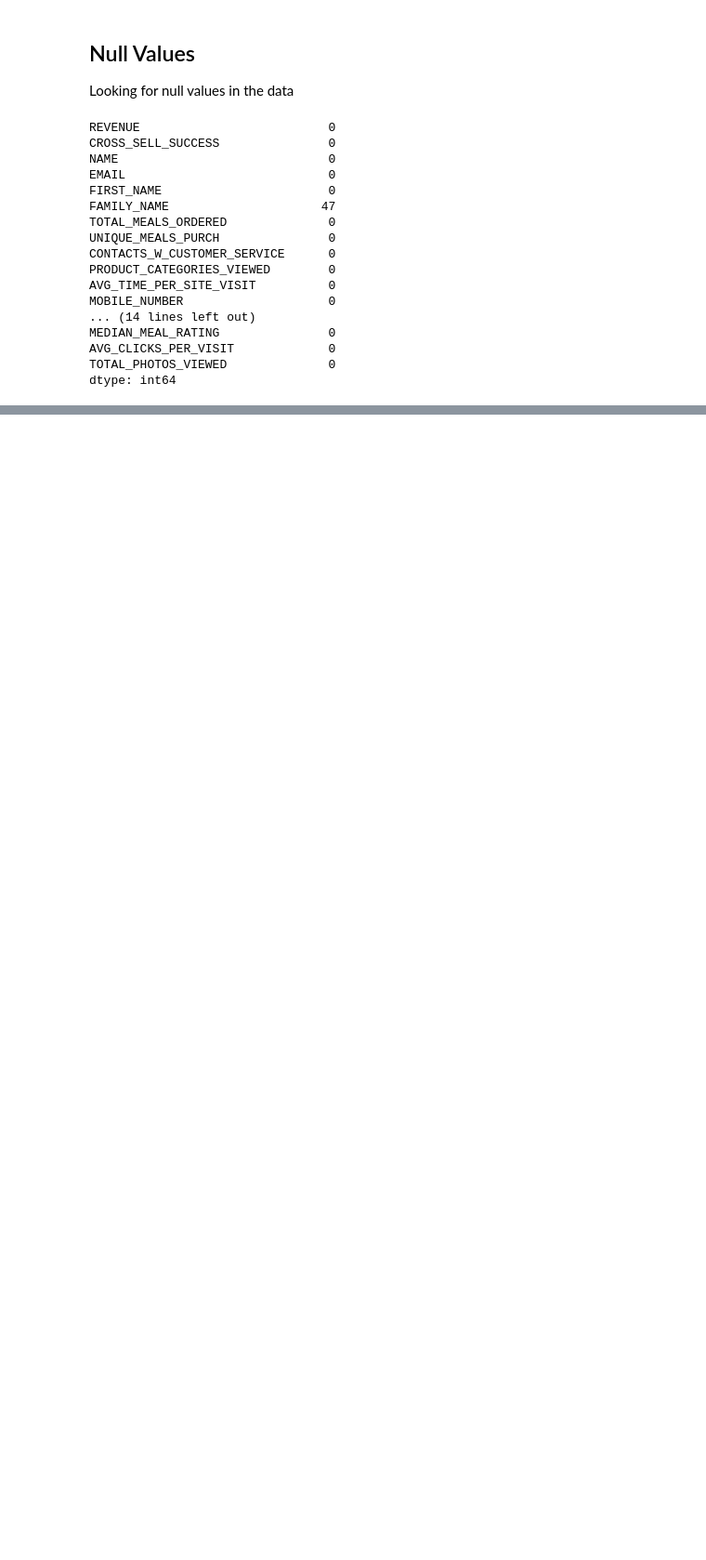
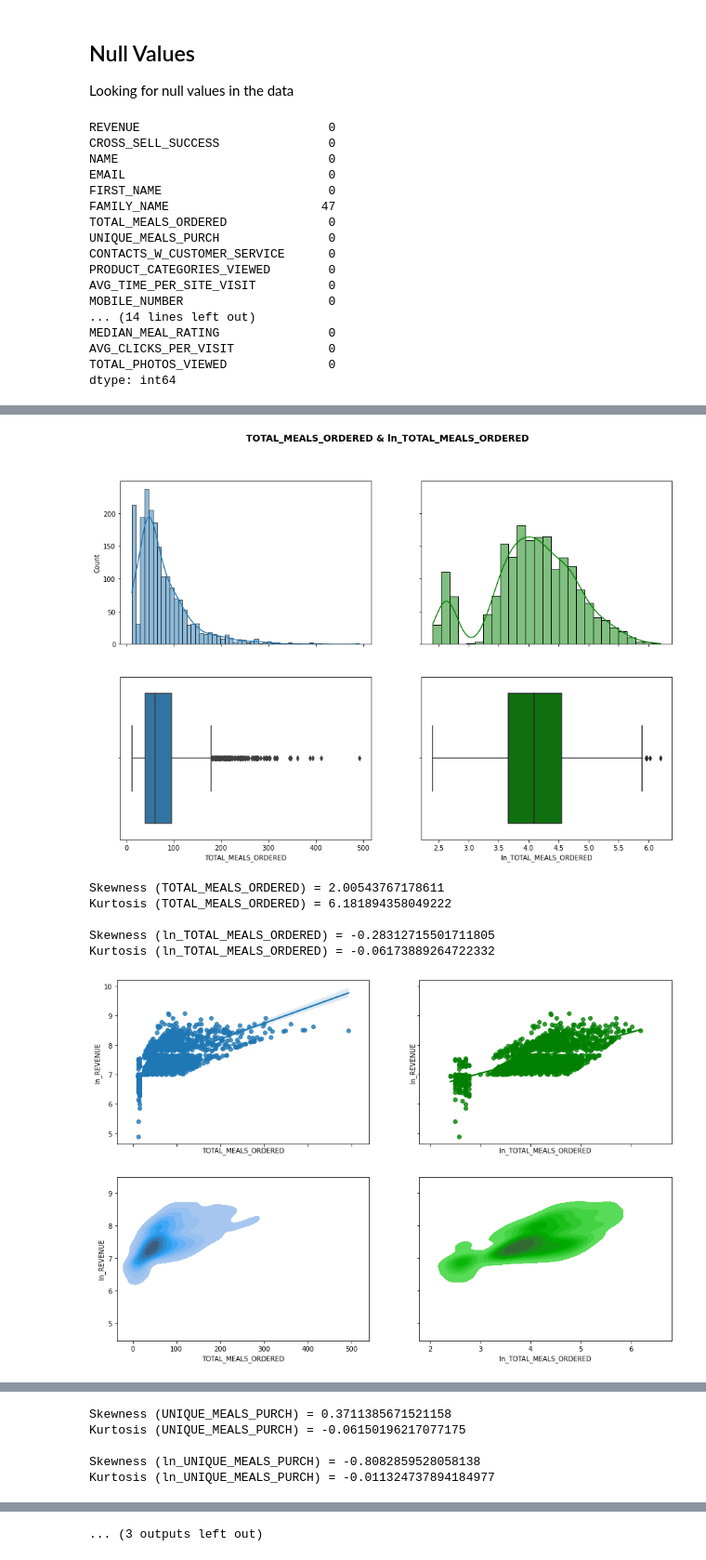
Before and after one commit to AndRemy/ApprenticeChef-Regression, a Jupyter notebook: SupervisedLearning_Analysis.ipynb, the cells around one changed output, grey strips where cells are left out. Shown at 93% size. Drawn from its saved outputs; the diff is of its cells as text; code cells hidden in the pictures; blank space fills up the shorter version.

```diff
--- a/SupervisedLearning_Analysis.ipynb
+++ b/SupervisedLearning_Analysis.ipynb
@@ -1057,0 +573,14 @@ KeyError: "Passing list-likes to .loc or [] with any missing labels is no longer
+# %%
+variable_type = "discrete"
+features = original_features[variable_type]
+
+for feat in features:
+    plot_continuous_discrete(flagged_df, feat, variable_type)
+# %% [output]
+[figure, added]
+Skewness (TOTAL_MEALS_ORDERED) = 2.00543767178611
+Kurtosis (TOTAL_MEALS_ORDERED) = 6.181894358049222
+
+Skewness (ln_TOTAL_MEALS_ORDERED) = -0.28312715501711805
+Kurtosis (ln_TOTAL_MEALS_ORDERED) = -0.06173889264722332
+[figure, added]
@@ -1057,0 +588,5 @@ KeyError: "Passing list-likes to .loc or [] with any missing labels is no longer
+Skewness (UNIQUE_MEALS_PURCH) = 0.3711385671521158
+Kurtosis (UNIQUE_MEALS_PURCH) = -0.06150196217077175
+
+Skewness (ln_UNIQUE_MEALS_PURCH) = -0.8082859528058138
+Kurtosis (ln_UNIQUE_MEALS_PURCH) = -0.011324737894184977
@@ -1057,0 +608 @@ KeyError: "Passing list-likes to .loc or [] with any missing labels is no longer
+... (3 outputs left out)
```
Also changed, not shown: parts of 90 cells of this notebook, 3 other files.
